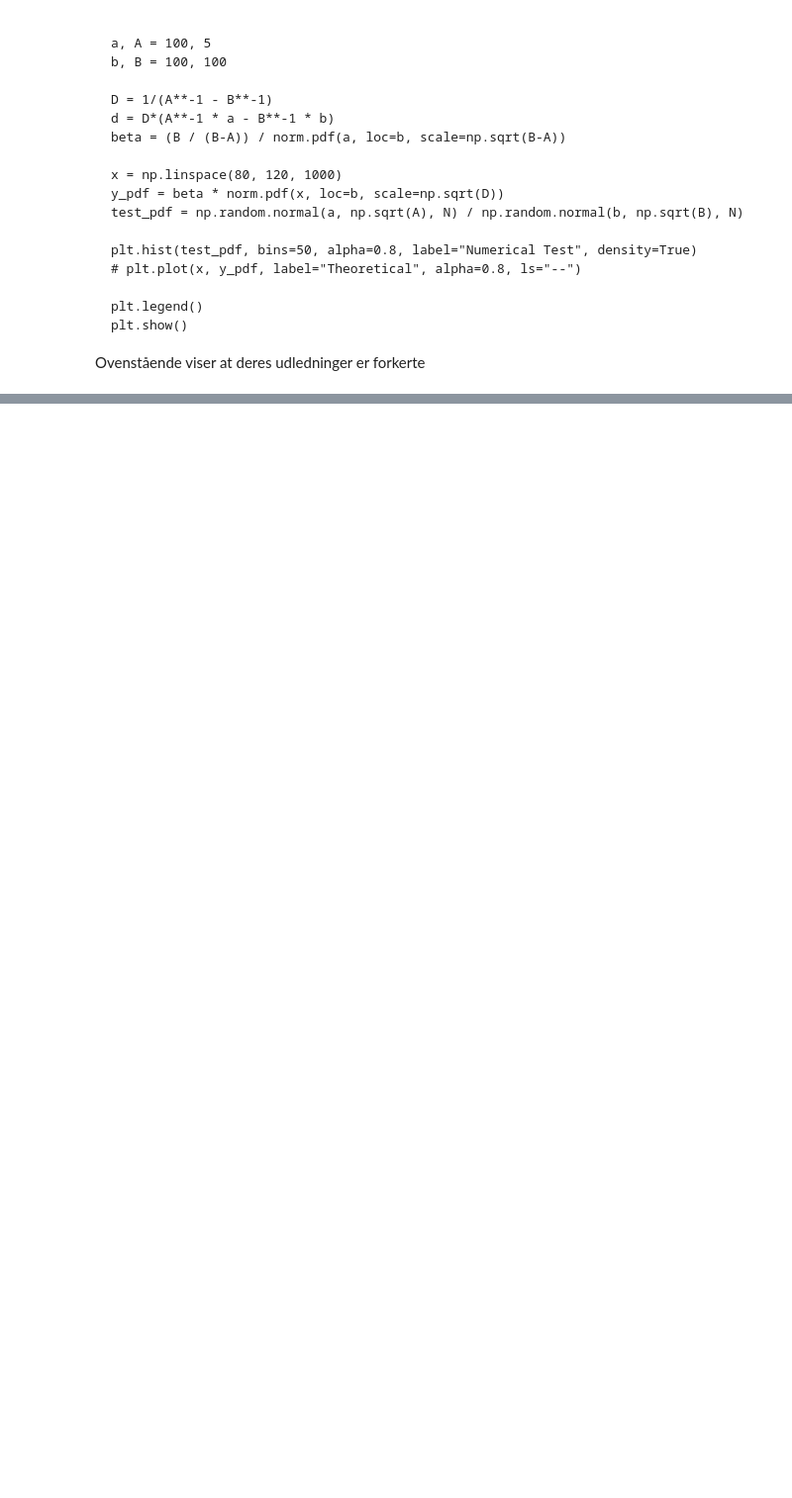
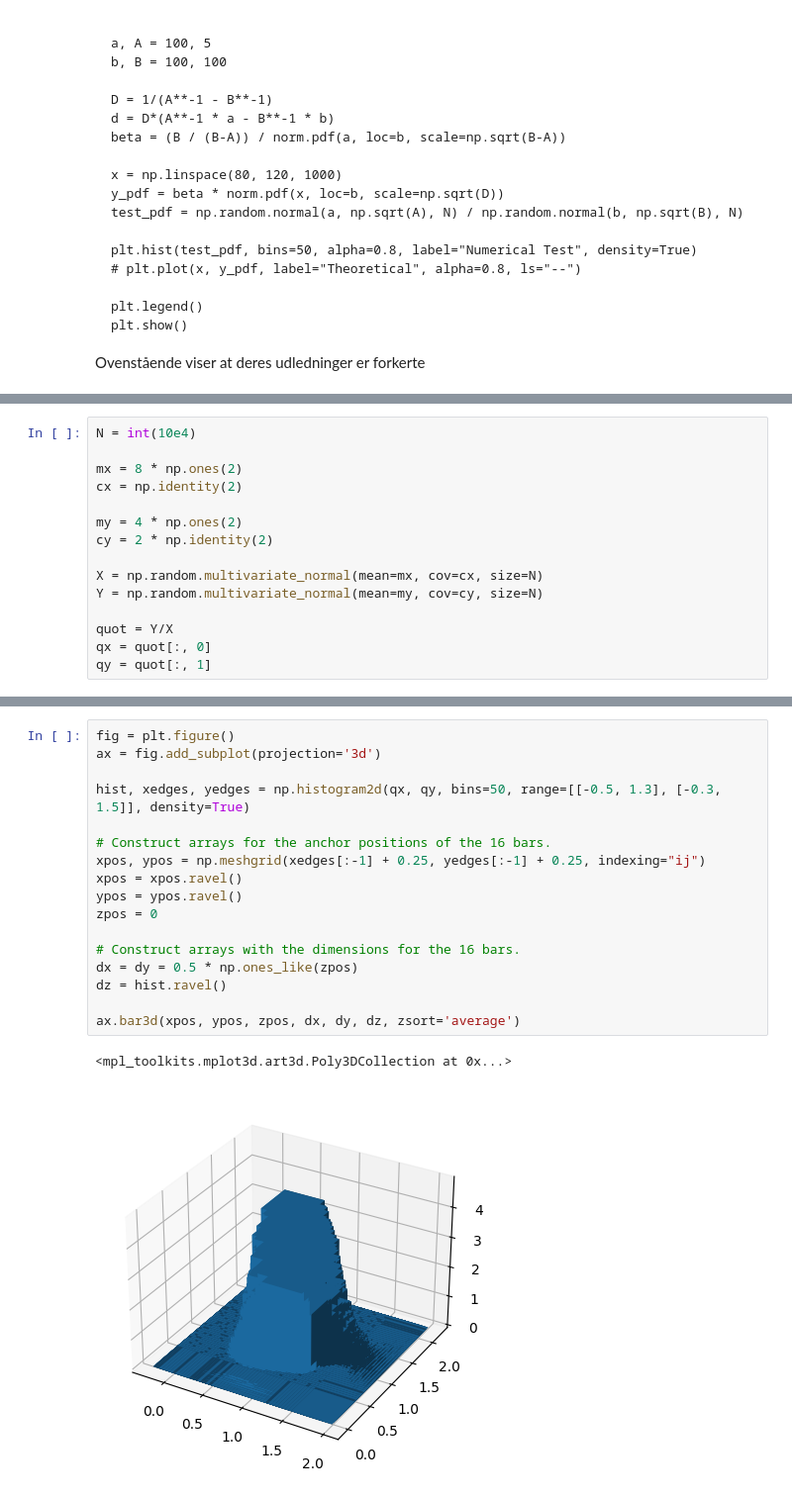
Before and after one commit to ahll19/P7, a Jupyter notebook: gauss_test_data_gen.ipynb, the cells around one changed output, grey strips where cells are left out. Shown at 99% size. Drawn from its saved outputs; the diff is of its cells as text; blank space fills up the shorter version.

```diff
--- a/gauss_test_data_gen.ipynb
+++ b/gauss_test_data_gen.ipynb
@@ -71,0 +57,15 @@ plt.scatter(y_num[:, 0], y_num[:, 1])
+# %%
+N = int(10e4)
+
+mx = 8 * np.ones(2)
+cx = np.identity(2)
+
+my = 4 * np.ones(2)
+cy = 2 * np.identity(2)
+
+X = np.random.multivariate_normal(mean=mx, cov=cx, size=N)
+Y = np.random.multivariate_normal(mean=my, cov=cy, size=N)
+
+quot = Y/X
+qx = quot[:, 0]
+qy = quot[:, 1]
@@ -71,0 +88,20 @@ plt.scatter(y_num[:, 0], y_num[:, 1])
+# %%
+fig = plt.figure()
+ax = fig.add_subplot(projection='3d')
+
+hist, xedges, yedges = np.histogram2d(qx, qy, bins=50, range=[[-0.5, 1.3], [-0.3, 1.5]], density=True)
+
+# Construct arrays for the anchor positions of the 16 bars.
+xpos, ypos = np.meshgrid(xedges[:-1] + 0.25, yedges[:-1] + 0.25, indexing="ij")
+xpos = xpos.ravel()
+ypos = ypos.ravel()
+zpos = 0
+
+# Construct arrays with the dimensions for the 16 bars.
+dx = dy = 0.5 * np.ones_like(zpos)
+dz = hist.ravel()
+
+ax.bar3d(xpos, ypos, zpos, dx, dy, dz, zsort='average')
+# %% [output]
+<mpl_toolkits.mplot3d.art3d.Poly3DCollection at 0x...>
+[figure, added]
```
Also changed, not shown: parts of 6 cells of this notebook, 1 other file.
